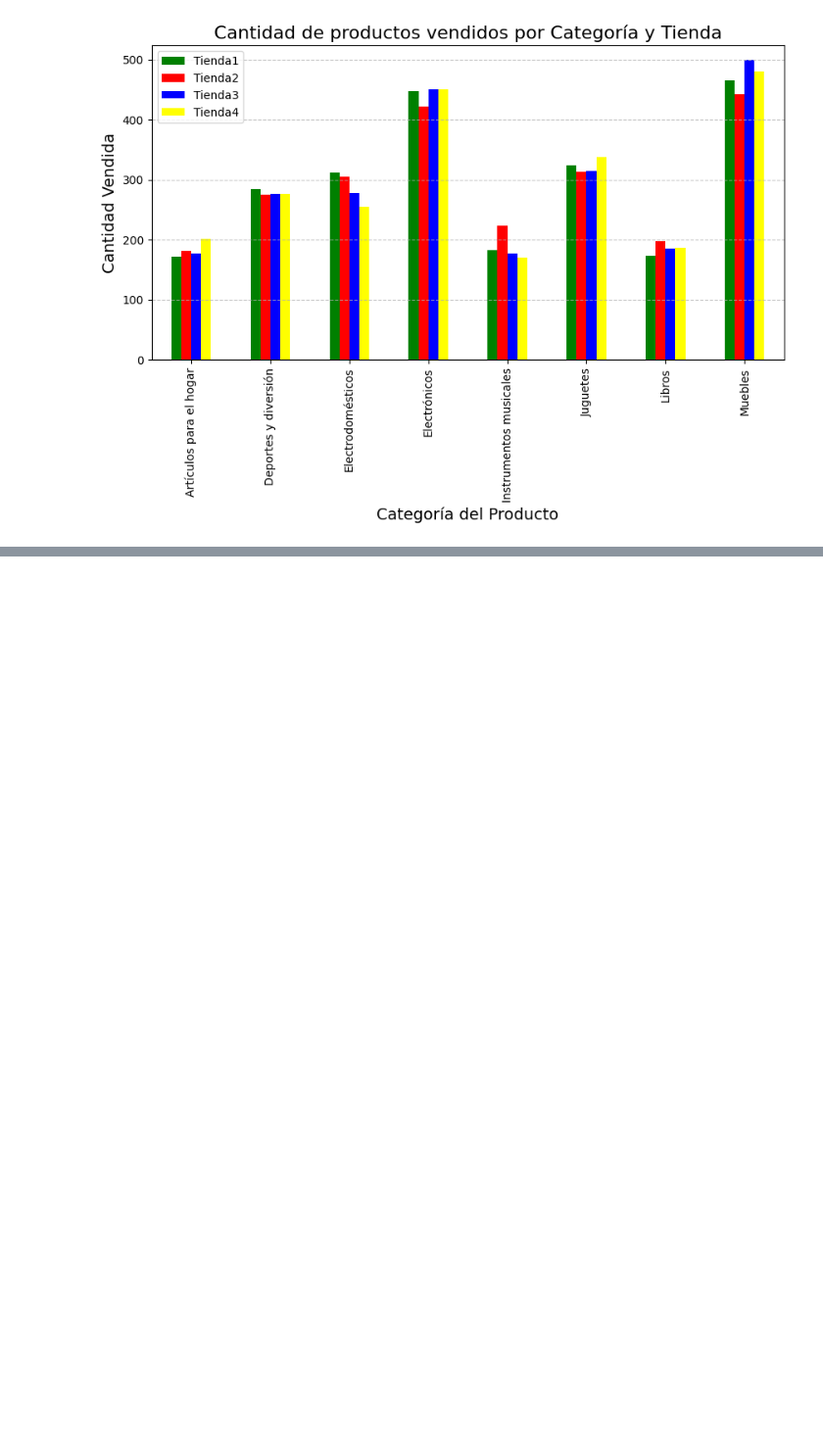
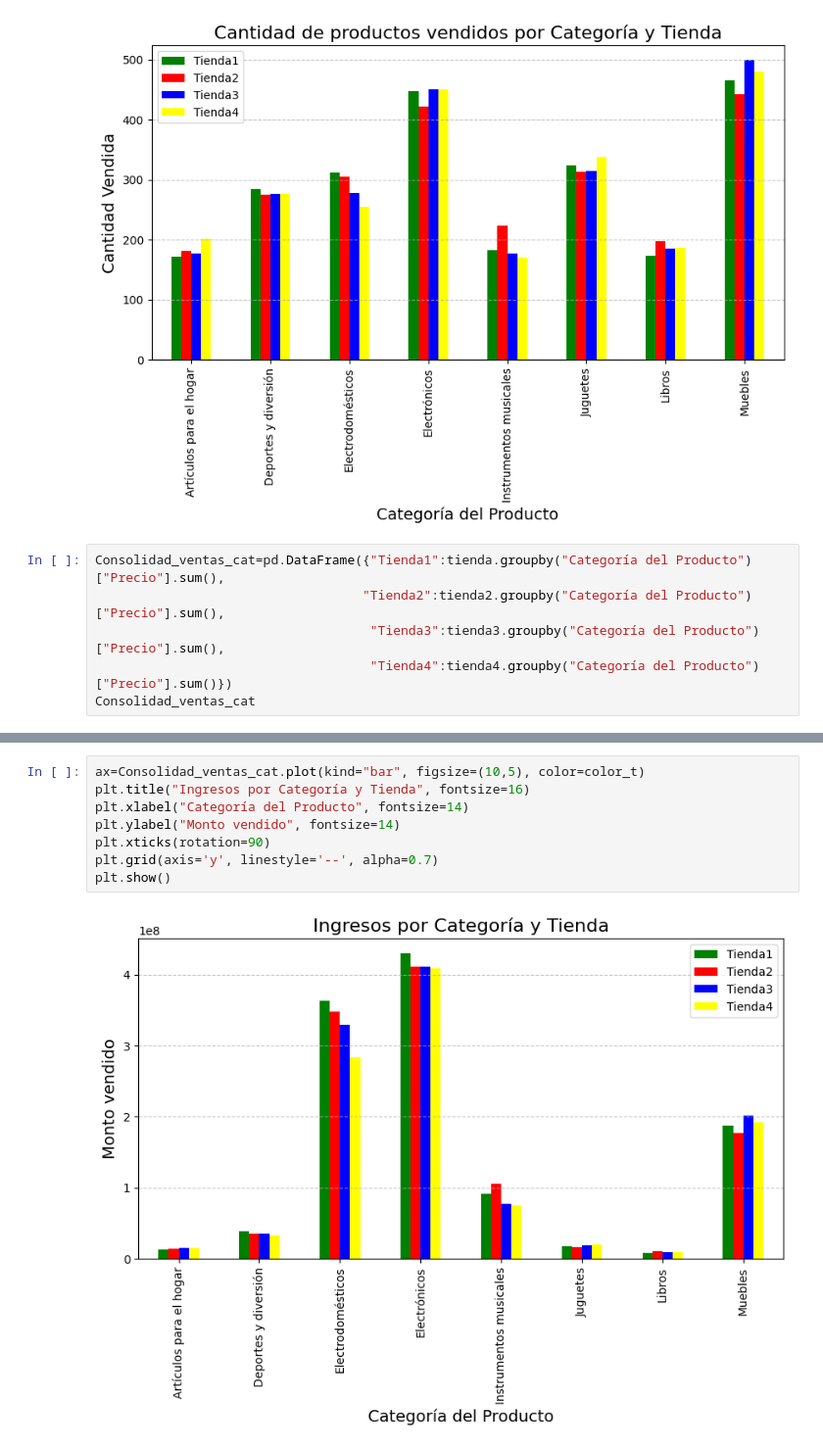
Before and after one commit to fmonteci/AluraStore, a Jupyter notebook: AluraStoreLatam.ipynb, the cells around one changed output, grey strips where cells are left out. Shown at 98% size. Drawn from its saved outputs; the diff is of its cells as text; blank space fills up the shorter version.

```diff
--- a/AluraStoreLatam.ipynb
+++ b/AluraStoreLatam.ipynb
@@ -556,3 +556,9 @@ plt.grid(axis='y', linestyle='--', alpha=0.7)
 plt.show()
 # %% [output]
 [figure]
+# %%
+Consolidad_ventas_cat=pd.DataFrame({"Tienda1":tienda.groupby("Categoría del Producto")["Precio"].sum(),
+                                   "Tienda2":tienda2.groupby("Categoría del Producto")["Precio"].sum(),
+                                    "Tienda3":tienda3.groupby("Categoría del Producto")["Precio"].sum(),
+                                    "Tienda4":tienda4.groupby("Categoría del Producto")["Precio"].sum()})
+Consolidad_ventas_cat
@@ -558,0 +589,10 @@ plt.show()
+# %%
+ax=Consolidad_ventas_cat.plot(kind="bar", figsize=(10,5), color=color_t)
+plt.title("Ingresos por Categoría y Tienda", fontsize=16)
+plt.xlabel("Categoría del Producto", fontsize=14)
+plt.ylabel("Monto vendido", fontsize=14)
+plt.xticks(rotation=90)
+plt.grid(axis='y', linestyle='--', alpha=0.7)
+plt.show()
+# %% [output]
+[figure, added]
```
Also changed, not shown: parts of 11 cells of this notebook.
